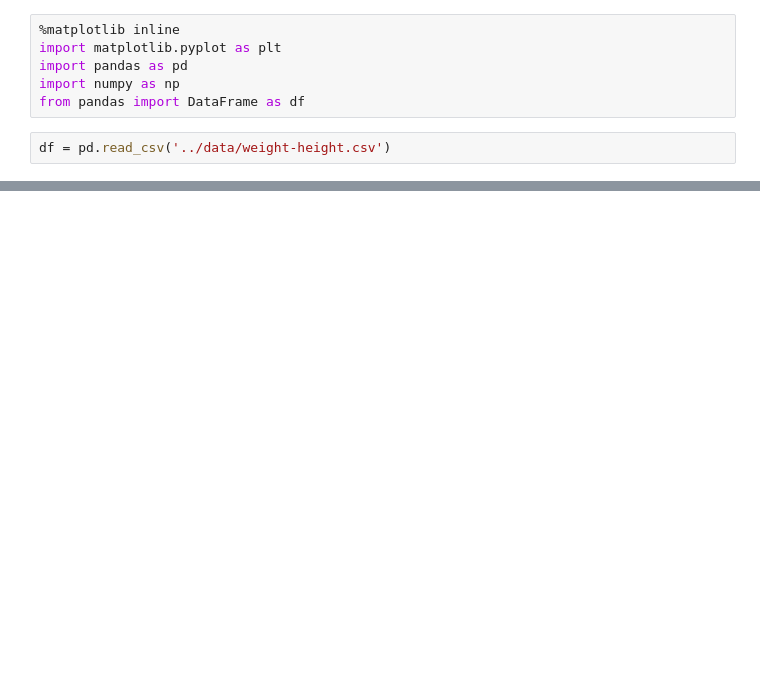
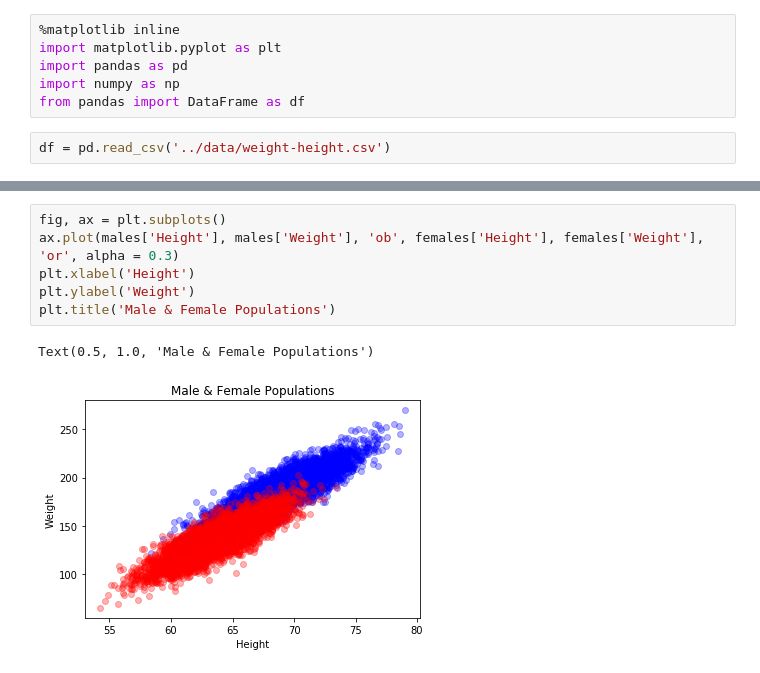
Before and after one commit to janakhpon/ZTDLearning, a Jupyter notebook: Untitled2.ipynb, the cells around one changed output, grey strips where cells are left out. Saved outputs shown, nothing was run; the diff lists cells and outputs as text; blank space fills up the shorter version.

```diff
--- a/Untitled2.ipynb
+++ b/Untitled2.ipynb
@@ -50,0 +54,9 @@ _=df.plot(kind='scatter', x="Weight", y="Height")
+# %%
+fig, ax = plt.subplots()
+ax.plot(males['Height'], males['Weight'], 'ob', females['Height'], females['Weight'], 'or', alpha = 0.3)
+plt.xlabel('Height')
+plt.ylabel('Weight')
+plt.title('Male & Female Populations')
+# %% [output]
+Text(0.5, 1.0, 'Male & Female Populations')
+[figure, added]
```
Also changed, not shown: parts of 8 cells of this notebook, 16 other files.
